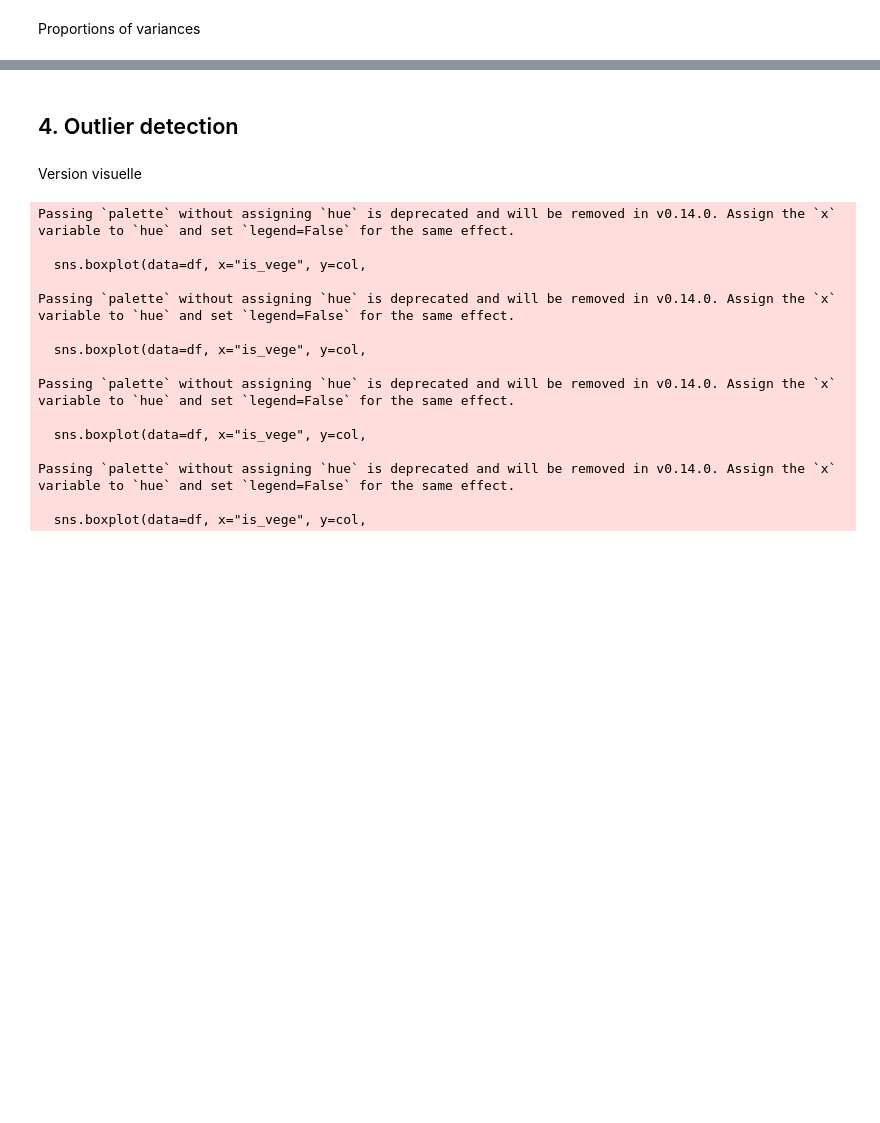
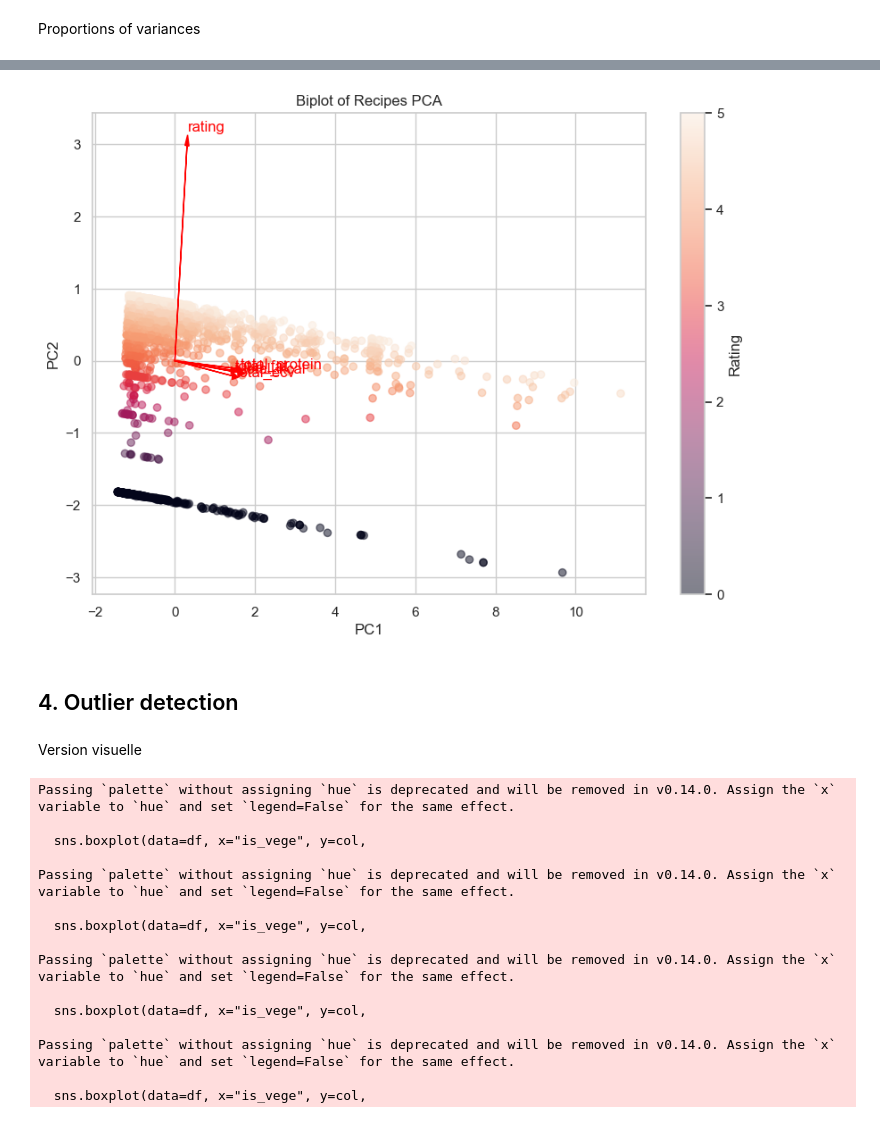
Before and after one commit to SitaraLiang/dalas-eco-recipes, a Jupyter notebook: notebooks/preprocessing.ipynb, the cells around one changed output, grey strips where cells are left out. Cells and saved outputs as stored; diff of their text form; code cells hidden in the pictures; blank space fills up the shorter version.

```diff
--- a/notebooks/preprocessing.ipynb
+++ b/notebooks/preprocessing.ipynb
@@ -400,3 +398,21 @@ X_pca_df.head()
+# %%
+loadings = pca_2.components_.T  # composantes principales
+
+plt.figure(figsize=(10,7))
+plt.scatter(X_pca_2[:,0], X_pca_2[:,1], alpha=0.5, c=data['rating'])
+plt.colorbar(label='Rating')
+
+for i, feature in enumerate(num_features):
+    plt.arrow(0, 0, loadings[i,0]*3, loadings[i,1]*3, color='red', alpha=1, head_width=0.1)
+    plt.text(loadings[i,0]*3.2, loadings[i,1]*3.2, feature, color='red')
+
+plt.xlabel('PC1')
+plt.ylabel('PC2')
+plt.title('Biplot of Recipes PCA')
+plt.grid(True)
+plt.show()
+# %% [output]
+[figure, added]
 # %% [markdown]
 ## 4. Outlier detection
 # %% [markdown]
```
Also changed, not shown: parts of 15 cells of this notebook.
